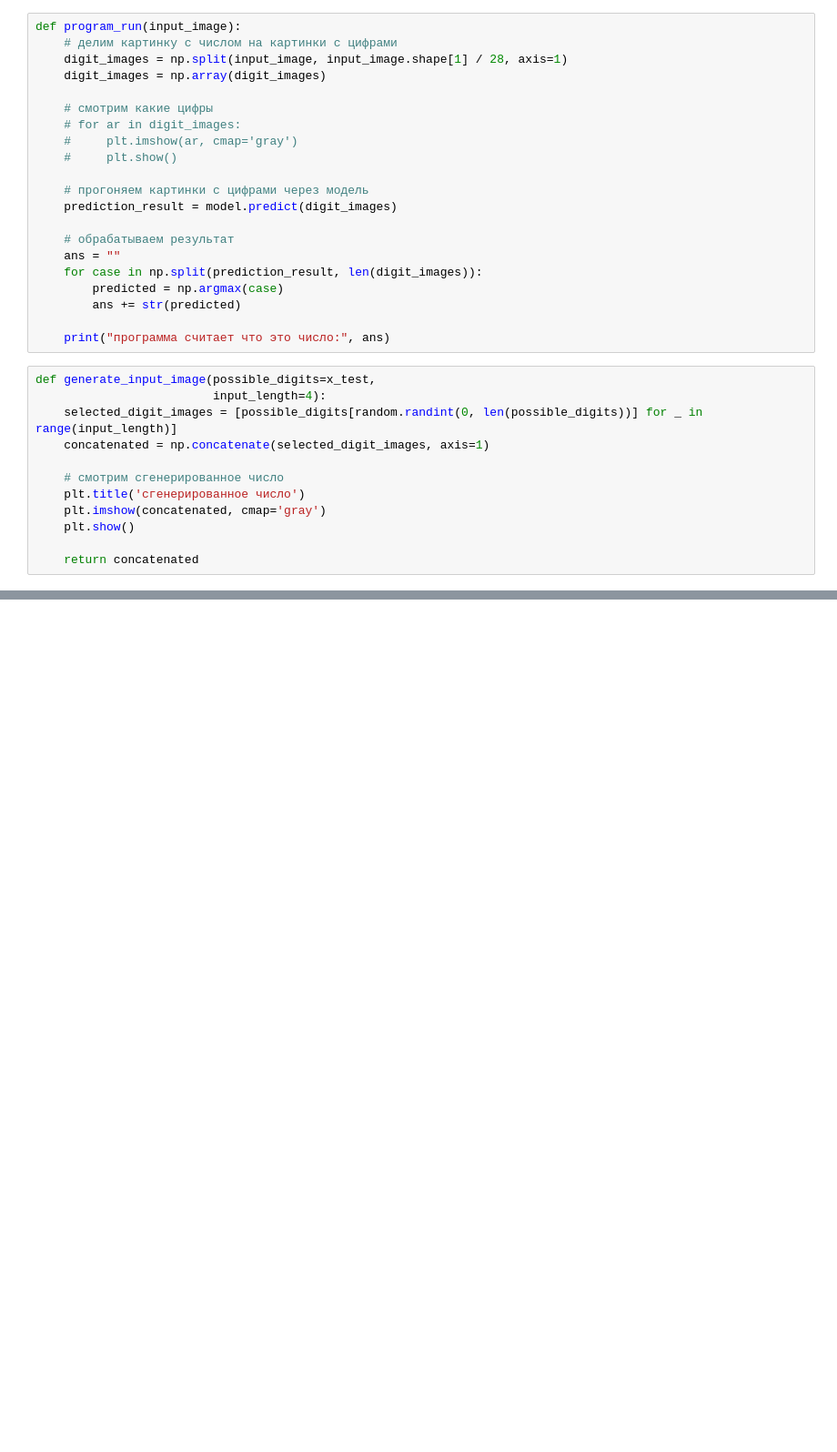
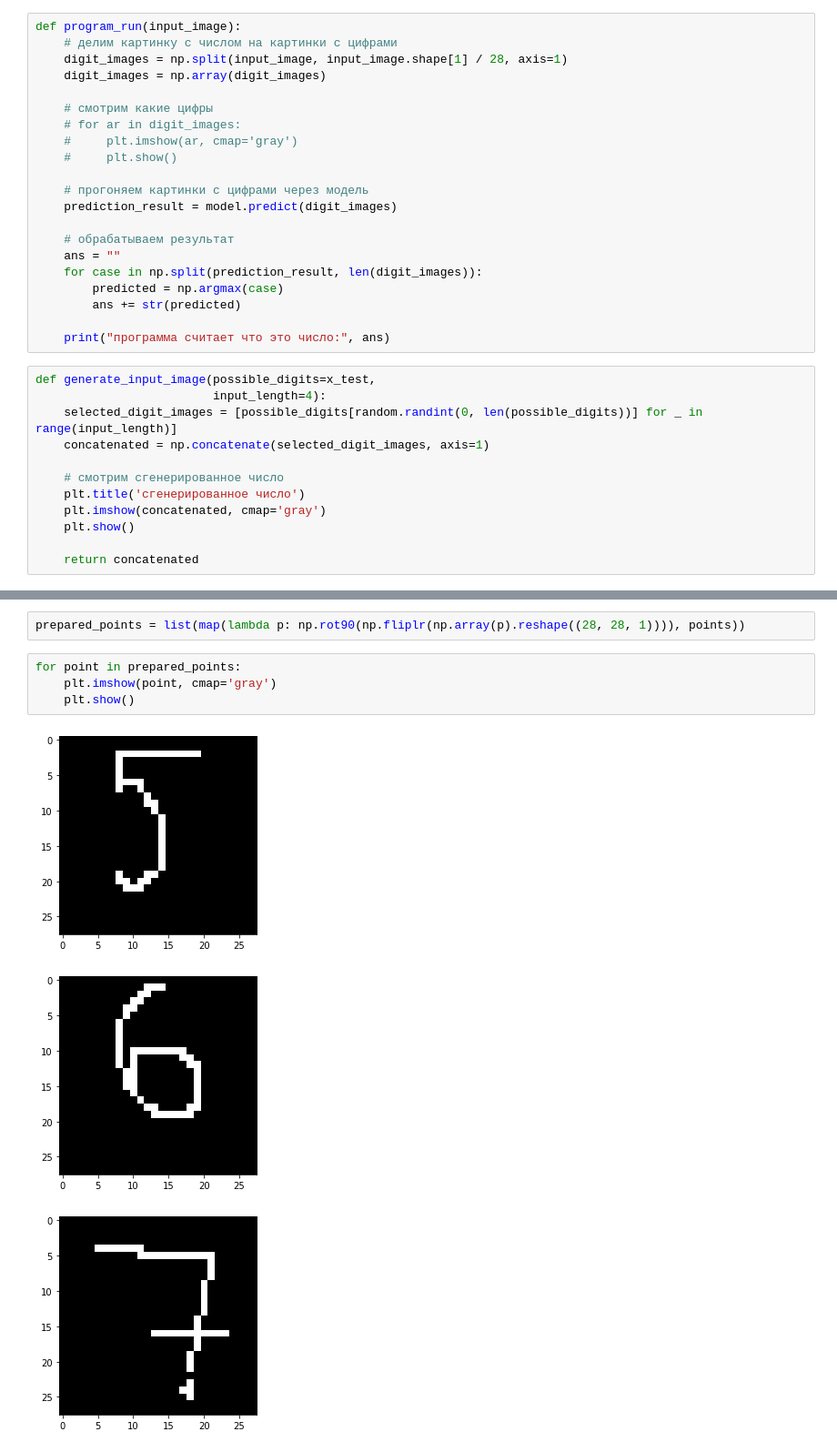
Before and after one commit to ANaumow/kfu-7s-py-ml, a Jupyter notebook: 4) neural-network/neural-network.ipynb, the cells around one changed output, grey strips where cells are left out. Shown at 91% size. Saved outputs shown, nothing was run; the diff lists cells and outputs as text; blank space fills up the shorter version.

```diff
--- a/4) neural-network/neural-network.ipynb
+++ b/4) neural-network/neural-network.ipynb
@@ -139,0 +142,10 @@ program_run(input_image)
+# %%
+prepared_points = list(map(lambda p: np.rot90(np.fliplr(np.array(p).reshape((28, 28, 1)))), points))
+# %%
+for point in prepared_points:
+    plt.imshow(point, cmap='gray')
+    plt.show()
+# %% [output]
+[figure, added]
+[figure, added]
+[figure, added]
```
Also changed, not shown: parts of 5 cells of this notebook, 1 other file.
